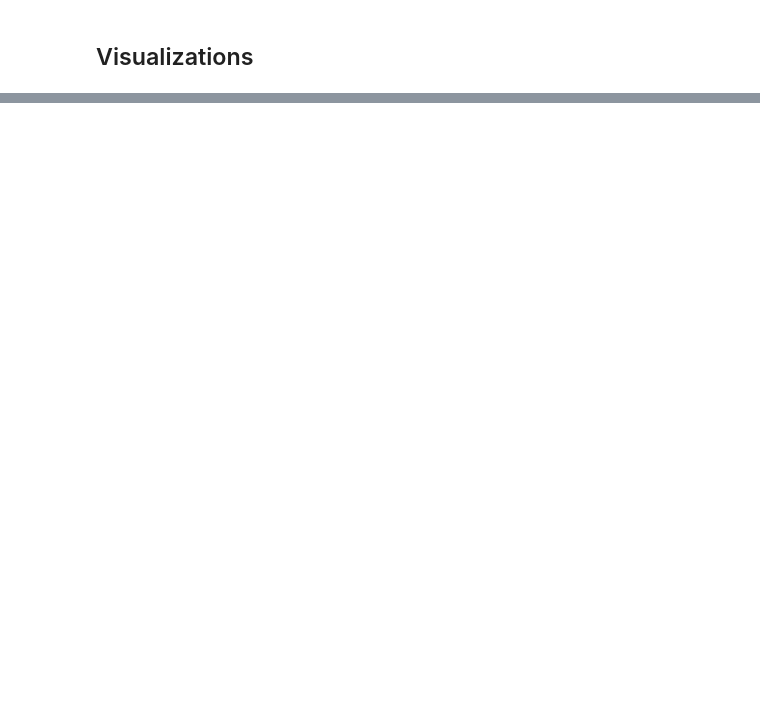
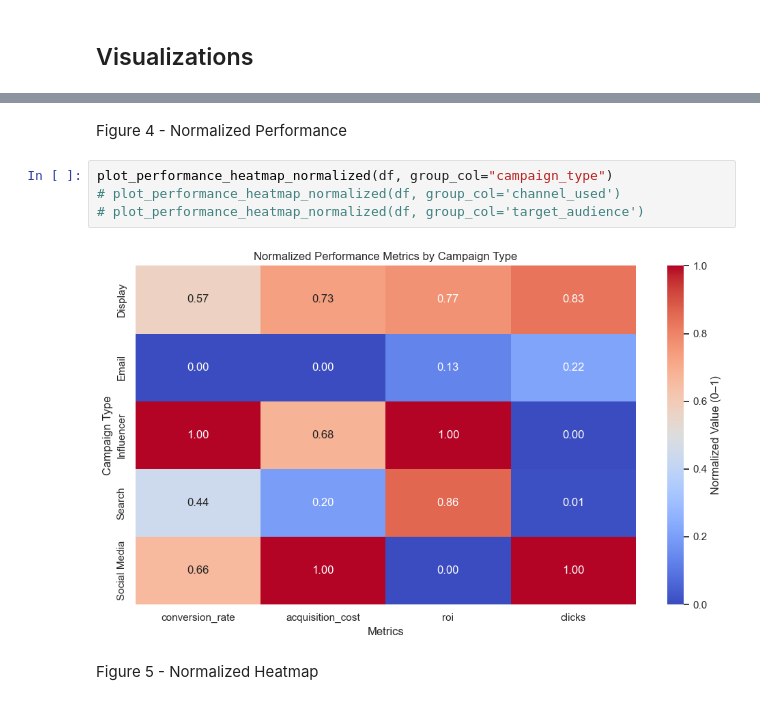
Before and after one commit to bobcctorres/ai-programming-foundations-project, a Jupyter notebook: data_workflow.ipynb, the cells around one changed output, grey strips where cells are left out. Drawn from its saved outputs; the diff is of its cells as text; blank space fills up the shorter version.

```diff
--- a/data_workflow.ipynb
+++ b/data_workflow.ipynb
@@ -93,3 +275,13 @@ plt.show()
+# %% [markdown]
+Figure 4 - Normalized Performance
+# %%
+plot_performance_heatmap_normalized(df, group_col="campaign_type")
+# plot_performance_heatmap_normalized(df, group_col='channel_used')
+# plot_performance_heatmap_normalized(df, group_col='target_audience')
+# %% [output]
+[figure, added]
+# %% [markdown]
+Figure 5 - Normalized Heatmap
 # %% [markdown]
 ## Summary and Interpretation
 
```
Also changed, not shown: parts of 17 cells of this notebook, 3 other files.
